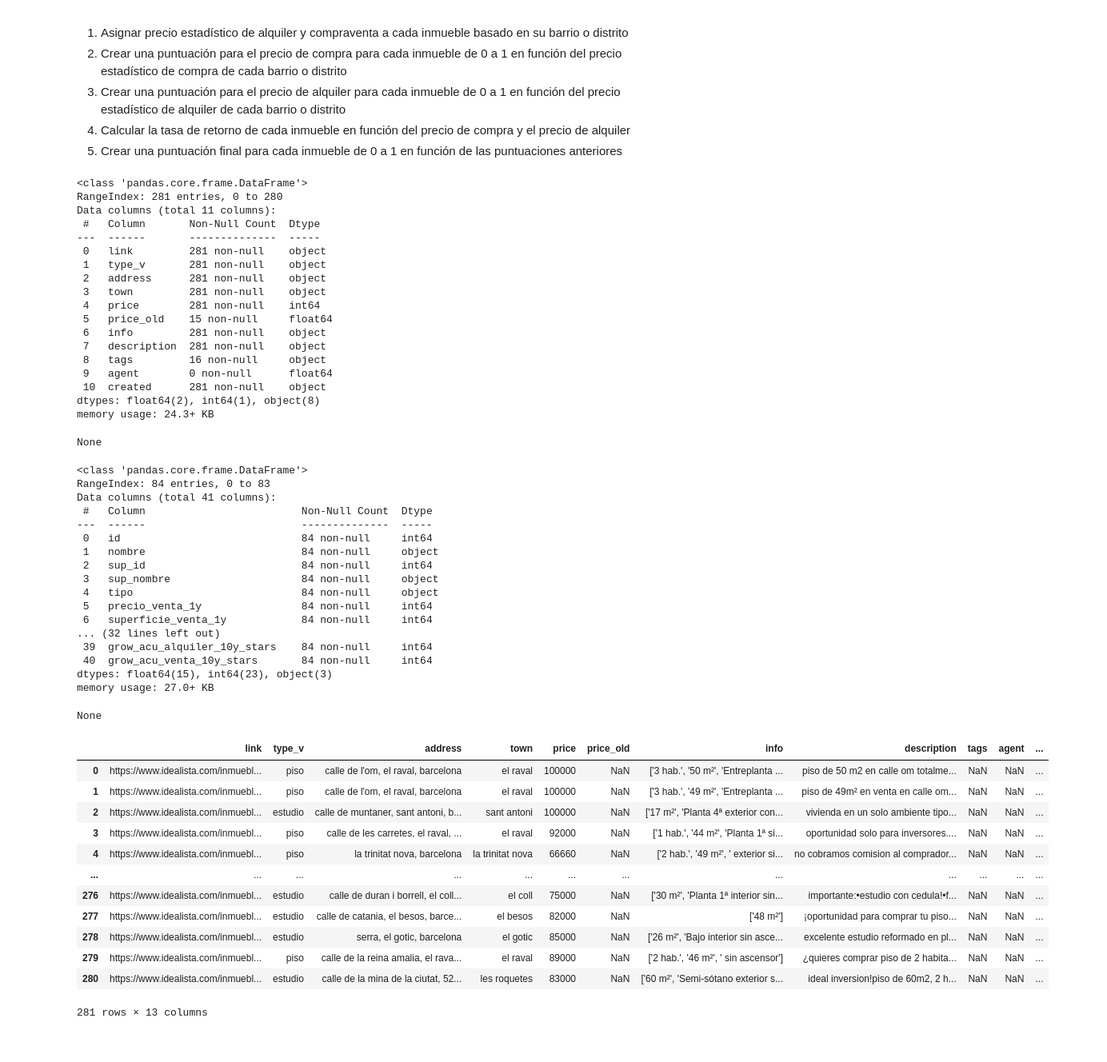
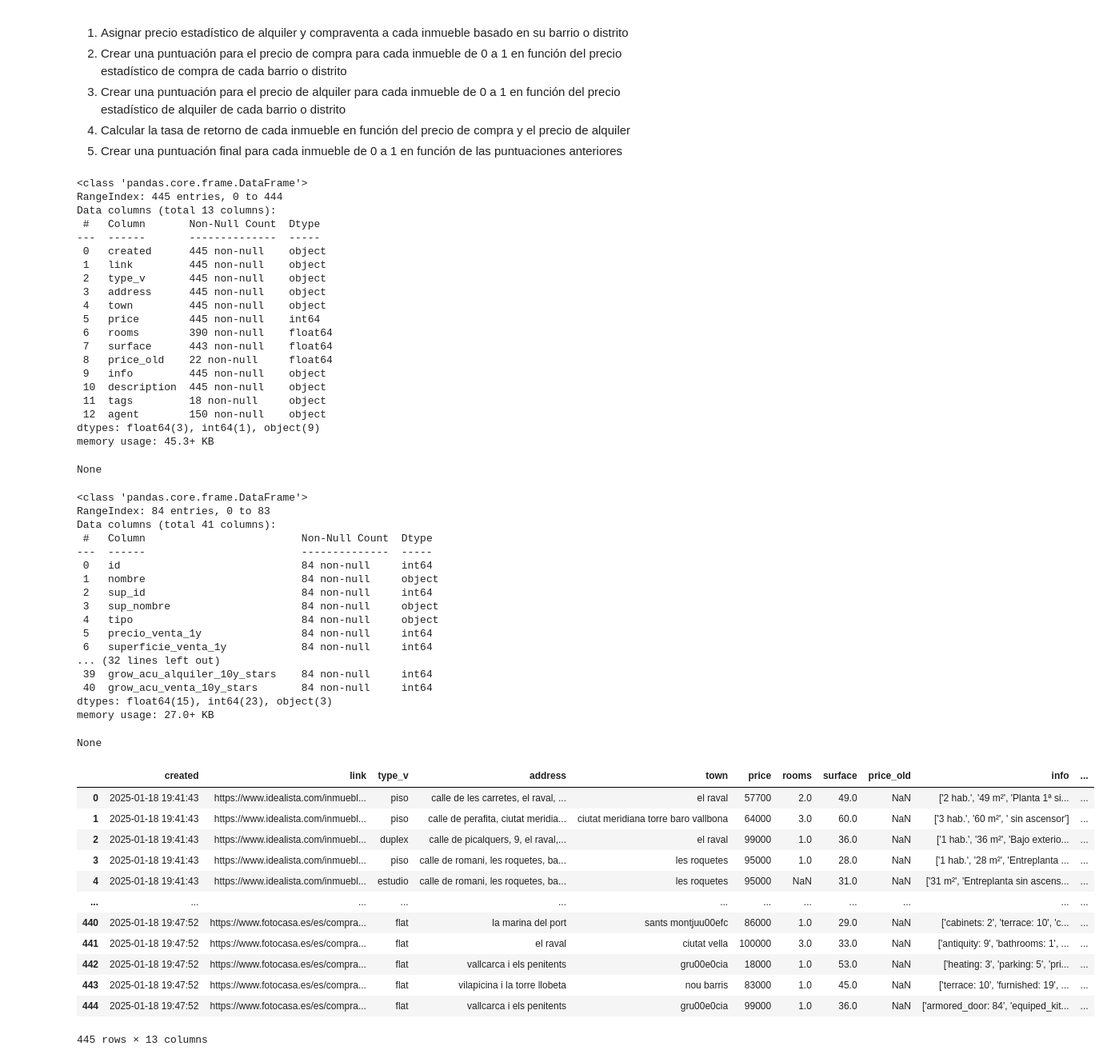
Before and after one commit to germanztz/realadvisor, a Jupyter notebook: realadvisor_03_pisos.ipynb, the cells around one changed output. Shown at 80% size. Saved outputs shown, nothing was run; the diff lists cells and outputs as text; code cells hidden in the pictures.

```diff
--- a/realadvisor_03_pisos.ipynb
+++ b/realadvisor_03_pisos.ipynb
@@ -22,34 +22,36 @@ import seaborn as sns # type: ignore
 import warnings
 warnings.filterwarnings('ignore')
 
-pisos = pd.read_csv('datasets/idealista_datafile.csv')
+pisos = pd.read_csv('datasets/realties.csv')
 indicadores = pd.read_csv('datasets/gen_indicadores.csv')
 
 # convertir los campos price y price_old a enteros, interpretando el punto como separador de miles
-pisos[['price','price_old']] = (pisos[['price','price_old']].fillna(0)).astype(int).replace(0, np.nan)
+pisos[['price','price_old','rooms','surface']] = (pisos[['price','price_old','rooms','surface']].fillna(-1)).astype(int).replace(-1, np.nan)
 
 
 display(pisos.info())
 display(indicadores.info())
 # %% [output]
 <class 'pandas.core.frame.DataFrame'>
-RangeIndex: 281 entries, 0 to 280
-Data columns (total 11 columns):
+RangeIndex: 445 entries, 0 to 444
+Data columns (total 13 columns):
  #   Column       Non-Null Count  Dtype
 ---  ------       --------------  -----
- 0   link         281 non-null    object
- 1   type_v       281 non-null    object
- 2   address      281 non-null    object
- 3   town         281 non-null    object
- 4   price        281 non-null    int64
- 5   price_old    15 non-null     float64
- 6   info         281 non-null    object
- 7   description  281 non-null    object
- 8   tags         16 non-null     object
- 9   agent        0 non-null      float64
- 10  created      281 non-null    object
-dtypes: float64(2), int64(1), object(8)
-memory usage: 24.3+ KB
+ 0   created      445 non-null    object
+ 1   link         445 non-null    object
+ 2   type_v       445 non-null    object
+ 3   address      445 non-null    object
+ 4   town         445 non-null    object
+ 5   price        445 non-null    int64
+ 6   rooms        390 non-null    float64
+ 7   surface      443 non-null    float64
+ 8   price_old    22 non-null     float64
+ 9   info         445 non-null    object
+ 10  description  445 non-null    object
+ 11  tags         18 non-null     object
+ 12  agent        150 non-null    object
+dtypes: float64(3), int64(1), object(9)
+memory usage: 45.3+ KB
 None
 <class 'pandas.core.frame.DataFrame'>
 RangeIndex: 84 entries, 0 to 83
@@ -72,27 +74,25 @@ None
 # %%
 from src.report.realty_report import RealtyReport
 
 pisos['town'] = pisos['town'].map(RealtyReport.get_town)
 pisos['description'] = pisos['description'].map(RealtyReport.clean_description)
 pisos[['type_v','address', 'description']] = pisos[['type_v','address', 'description']].applymap(RealtyReport.estandarizar)
-pisos['n_hab'] = pisos['info'].map(lambda x: RealtyReport.find_min_int(x, RealtyReport.RX_HAB)).astype('Int64')
-pisos['sup_m2'] = pisos['info'].map(lambda x: RealtyReport.find_min_int(x, RealtyReport.RX_M2)).astype('Int64')
 
 pisos
 # %% [output]
-|  | link | type_v | address | town | price | price_old | info | description | tags | agent | ... |
-| 0 | https://www.idealista.com/inmuebl... | piso | calle de l'om, el raval, barcelona | el raval | 100000 | NaN | ['3 hab.', '50 m²', 'Entreplanta ... | piso de 50 m2 en calle om totalme... | NaN | NaN | ... |
-| 1 | https://www.idealista.com/inmuebl... | piso | calle de l'om, el raval, barcelona | el raval | 100000 | NaN | ['3 hab.', '49 m²', 'Entreplanta ... | piso de 49m² en venta en calle om... | NaN | NaN | ... |
-| 2 | https://www.idealista.com/inmuebl... | estudio | calle de muntaner, sant antoni, b... | sant antoni | 100000 | NaN | ['17 m²', 'Planta 4ª exterior con... | vivienda en un solo ambiente tipo... | NaN | NaN | ... |
-| 3 | https://www.idealista.com/inmuebl... | piso | calle de les carretes, el raval, ... | el raval | 92000 | NaN | ['1 hab.', '44 m²', 'Planta 1ª si... | oportunidad solo para inversores.... | NaN | NaN | ... |
-| 4 | https://www.idealista.com/inmuebl... | piso | la trinitat nova, barcelona | la trinitat nova | 66660 | NaN | ['2 hab.', '49 m²', ' exterior si... | no cobramos comision al comprador... | NaN | NaN | ... |
+|  | created | link | type_v | address | town | price | rooms | surface | price_old | info | ... |
+| 0 | 2025-01-18 19:41:43 | https://www.idealista.com/inmuebl... | piso | calle de les carretes, el raval, ... | el raval | 57700 | 2.0 | 49.0 | NaN | ['2 hab.', '49 m²', 'Planta 1ª si... | ... |
+| 1 | 2025-01-18 19:41:43 | https://www.idealista.com/inmuebl... | piso | calle de perafita, ciutat meridia... | ciutat meridiana torre baro vallbona | 64000 | 3.0 | 60.0 | NaN | ['3 hab.', '60 m²', ' sin ascensor'] | ... |
+| 2 | 2025-01-18 19:41:43 | https://www.idealista.com/inmuebl... | duplex | calle de picalquers, 9, el raval,... | el raval | 99000 | 1.0 | 36.0 | NaN | ['1 hab.', '36 m²', 'Bajo exterio... | ... |
+| 3 | 2025-01-18 19:41:43 | https://www.idealista.com/inmuebl... | piso | calle de romani, les roquetes, ba... | les roquetes | 95000 | 1.0 | 28.0 | NaN | ['1 hab.', '28 m²', 'Entreplanta ... | ... |
+| 4 | 2025-01-18 19:41:43 | https://www.idealista.com/inmuebl... | estudio | calle de romani, les roquetes, ba... | les roquetes | 95000 | NaN | 31.0 | NaN | ['31 m²', 'Entreplanta sin ascens... | ... |
 | ... | ... | ... | ... | ... | ... | ... | ... | ... | ... | ... | ... |
-| 276 | https://www.idealista.com/inmuebl... | estudio | calle de duran i borrell, el coll... | el coll | 75000 | NaN | ['30 m²', 'Planta 1ª interior sin... | importante:•estudio con cedula!•f... | NaN | NaN | ... |
-| 277 | https://www.idealista.com/inmuebl... | estudio | calle de catania, el besos, barce... | el besos | 82000 | NaN | ['48 m²'] | ¡oportunidad para comprar tu piso... | NaN | NaN | ... |
-| 278 | https://www.idealista.com/inmuebl... | estudio | serra, el gotic, barcelona | el gotic | 85000 | NaN | ['26 m²', 'Bajo interior sin asce... | excelente estudio reformado en pl... | NaN | NaN | ... |
-| 279 | https://www.idealista.com/inmuebl... | piso | calle de la reina amalia, el rava... | el raval | 89000 | NaN | ['2 hab.', '46 m²', ' sin ascensor'] | ¿quieres comprar piso de 2 habita... | NaN | NaN | ... |
-| 280 | https://www.idealista.com/inmuebl... | estudio | calle de la mina de la ciutat, 52... | les roquetes | 83000 | NaN | ['60 m²', 'Semi-sótano exterior s... | ideal inversion!piso de 60m2, 2 h... | NaN | NaN | ... |
+| 440 | 2025-01-18 19:47:52 | https://www.fotocasa.es/es/compra... | flat | la marina del port | sants montjuu00efc | 86000 | 1.0 | 29.0 | NaN | ['cabinets: 2', 'terrace: 10', 'c... | ... |
+| 441 | 2025-01-18 19:47:52 | https://www.fotocasa.es/es/compra... | flat | el raval | ciutat vella | 100000 | 3.0 | 33.0 | NaN | ['antiquity: 9', 'bathrooms: 1', ... | ... |
+| 442 | 2025-01-18 19:47:52 | https://www.fotocasa.es/es/compra... | flat | vallcarca i els penitents | gru00e0cia | 18000 | 1.0 | 53.0 | NaN | ['heating: 3', 'parking: 5', 'pri... | ... |
+| 443 | 2025-01-18 19:47:52 | https://www.fotocasa.es/es/compra... | flat | vilapicina i la torre llobeta | nou barris | 83000 | 1.0 | 45.0 | NaN | ['terrace: 10', 'furnished: 19', ... | ... |
+| 444 | 2025-01-18 19:47:52 | https://www.fotocasa.es/es/compra... | flat | vallcarca i els penitents | gru00e0cia | 99000 | 1.0 | 36.0 | NaN | ['armored_door: 84', 'equiped_kit... | ... |
-281 rows × 13 columns
+445 rows × 13 columns
 # %%
 pisos['disponibilidad'] = pisos['description'].map(RealtyReport.get_occupation)
 
```
Also changed, not shown: parts of 10 cells of this notebook, 13 other files.
